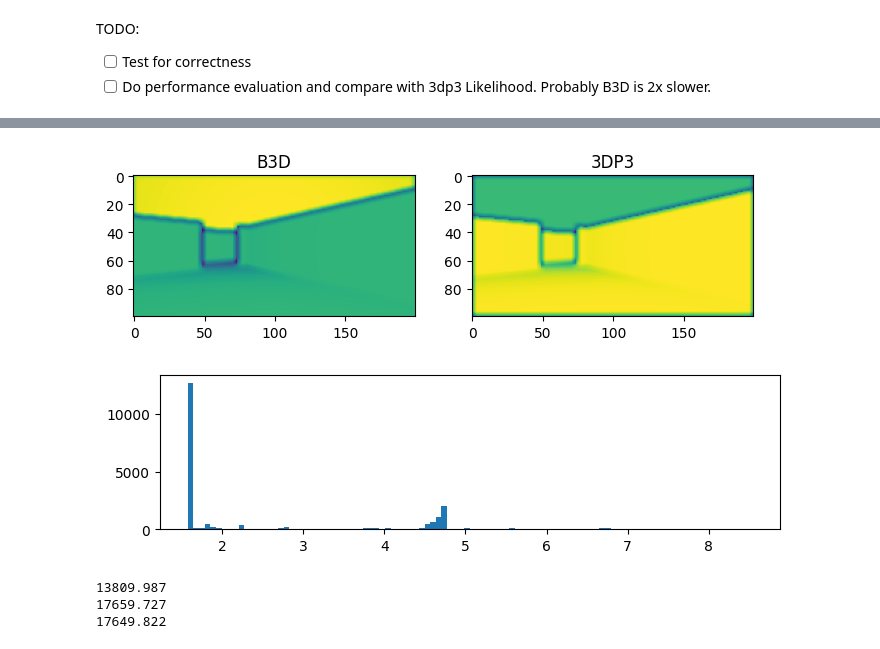
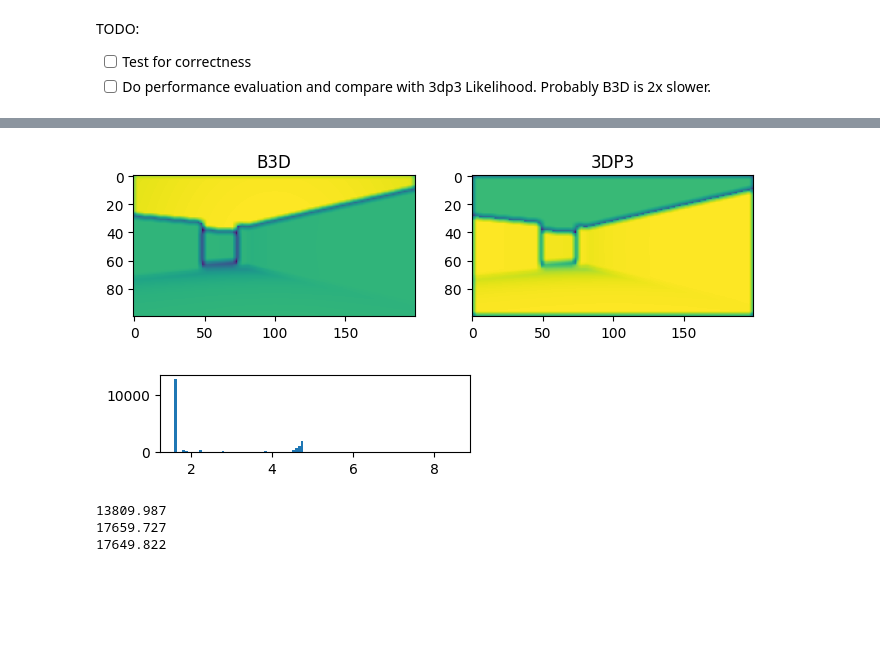
Before and after one commit to mirkoklukas/bayes3d, a Jupyter notebook: scripts/notebooks/_mkl/01 - Likelihood Constrained to Rays.ipynb, the cells around one changed output, grey strips where cells are left out. Cells and saved outputs as stored; diff of their text form; code cells hidden in the pictures; blank space fills up the shorter version.

```diff
--- a/scripts/notebooks/_mkl/01 - Likelihood Constrained to Rays.ipynb
+++ b/scripts/notebooks/_mkl/01 - Likelihood Constrained to Rays.ipynb
@@ -163,35 +152,35 @@ def baseline_ij(
 zmax    = 20.1
 sig     = .5
 var     = sig**2
 w       = 3
 
 X = imgs[2,:,:,:3]
 Y = imgs[2,:,:,:3]
 Y_ = pad(Y, w)
 
 
 J, I = jnp.meshgrid(jnp.arange(X.shape[1]), jnp.arange(X.shape[0]))
 I = I.ravel()
 J = J.ravel()
 
 
 P = jax.vmap(constrained_lh_mix_ij, (0,0,None,None, None,None,None))(I, J, X, Y_, zmax, sig, w)
 Q = jax.vmap(baseline_ij, (0,0,None,None, None,None))(I, J, X, Y_, var, w)
 P = P.reshape(X.shape[:2])
 Q = Q.reshape(X.shape[:2])
 
 
 fig, axs = plt.subplots(1,2, figsize=(8,2))
 axs[0].set_title("B3D")
 axs[0].imshow(P)
 axs[1].set_title("3DP3")
 axs[1].imshow(Q)
 
-plt.figure(figsize=(8,2))
+plt.figure(figsize=(4,1))
 plt.hist(jnp.exp(P-Q).ravel(), bins=100);
 # %% [output]
 [figure]
-[figure, old version]
+[figure, new version]
 # %%
 zmax    = 20.
 sig     = .2
```
Also changed, not shown: parts of 1 cell of this notebook.
